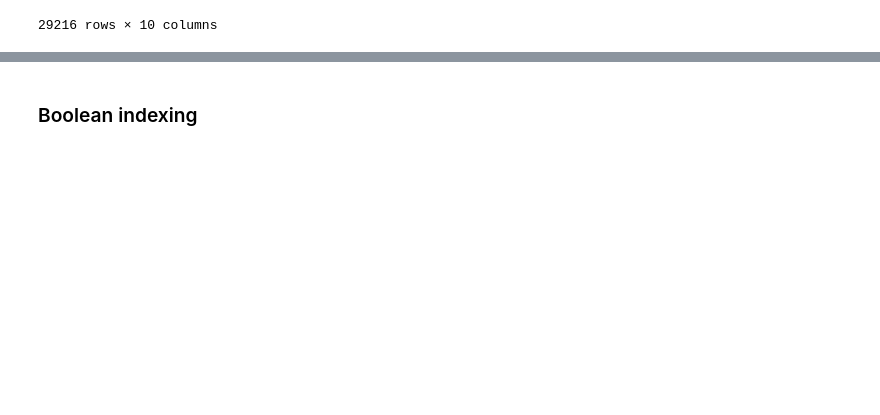
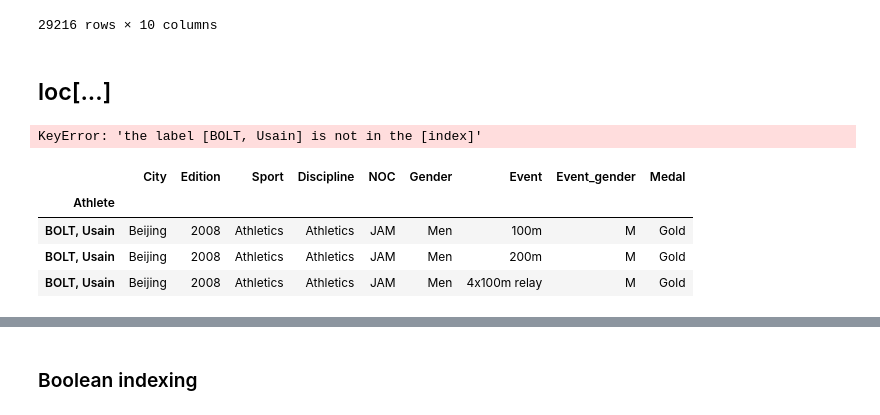
Before and after one commit to luminousmen/python_for_ds, a Jupyter notebook: training_5.ipynb, the cells around one changed output, grey strips where cells are left out. Cells and saved outputs as stored; diff of their text form; code cells hidden in the pictures; blank space fills up the shorter version.

```diff
--- a/training_5.ipynb
+++ b/training_5.ipynb
@@ -263,3 +268,9 @@ oo.sort_values(by=['Edition','Athlete'])
 | 28387 | Beijing | 2008 | Gymnastics | Rhythmic G. | ZUEVA, Natalia | RUS | Women | group competition | W | Gold |
 | 29007 | Beijing | 2008 | Tennis | Tennis | ZVONAREVA, Vera | RUS | Women | singles | W | Bronze |
 29216 rows × 10 columns
+# %% [markdown]
+## loc[...]
+# %%
+oo.loc['BOLT, Usain']  # <-- search key in index, if can't find then error
+# %% [output]
+KeyError: 'the label [BOLT, Usain] is not in the [index]'
@@ -265,0 +279,8 @@ oo.sort_values(by=['Edition','Athlete'])
+# %%
+oo.loc['BOLT, Usain']
+# %% [output]
+|  | City | Edition | Sport | Discipline | NOC | Gender | Event | Event_gender | Medal |
+| Athlete |  |  |  |  |  |  |  |  |  |
+| BOLT, Usain | Beijing | 2008 | Athletics | Athletics | JAM | Men | 100m | M | Gold |
+| BOLT, Usain | Beijing | 2008 | Athletics | Athletics | JAM | Men | 200m | M | Gold |
+| BOLT, Usain | Beijing | 2008 | Athletics | Athletics | JAM | Men | 4x100m relay | M | Gold |
```
Also changed, not shown: parts of 28 cells of this notebook, 2 other files.
